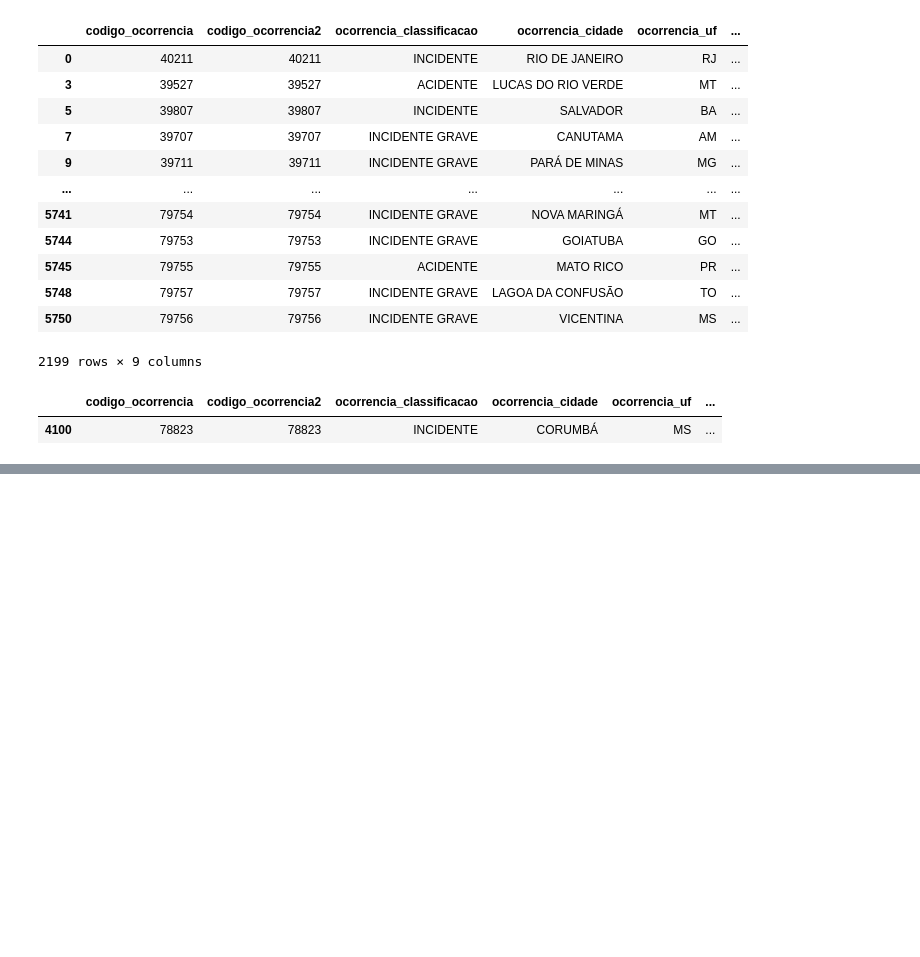
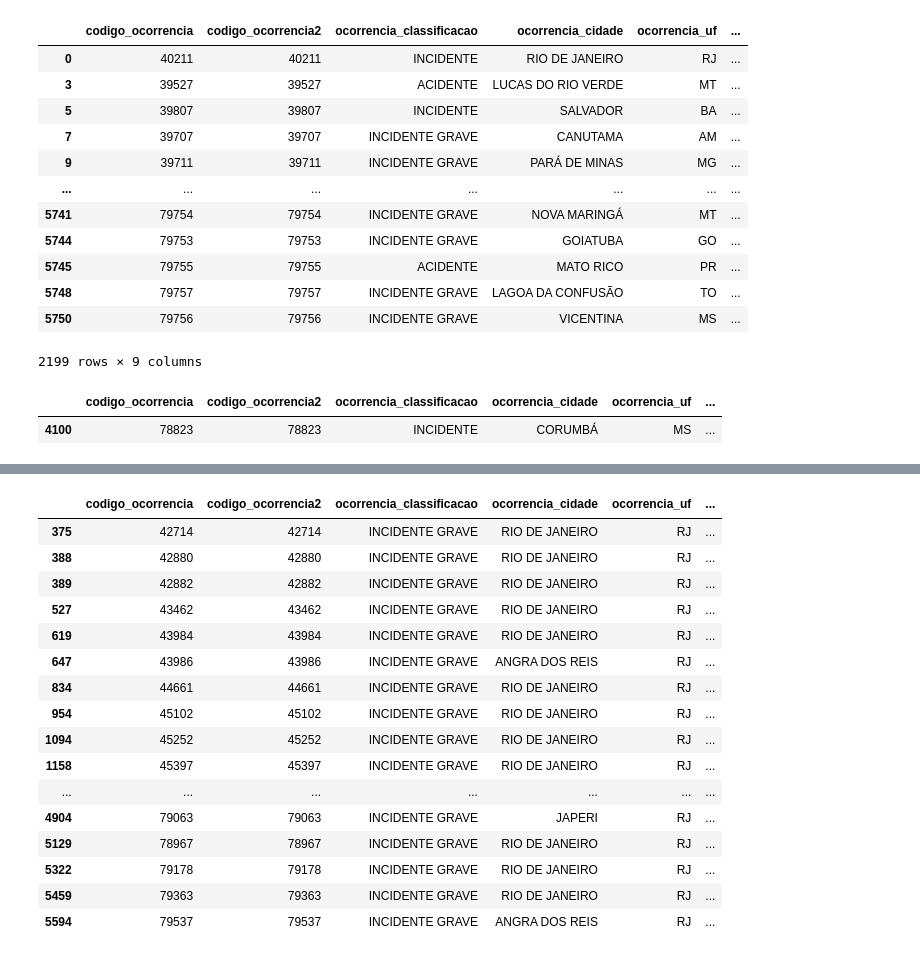
Before and after one commit to cyrogabrielcc/etl_python, a Jupyter notebook: Untitled.ipynb, the cells around one changed output, grey strips where cells are left out. Drawn from its saved outputs; the diff is of its cells as text; code cells hidden in the pictures; blank space fills up the shorter version.

```diff
--- a/Untitled.ipynb
+++ b/Untitled.ipynb
@@ -75,0 +125,22 @@ df.loc[filtro]
+# %%
+filtro = df.ocorrencia_classificacao == 'INCIDENTE GRAVE'
+filtro1 = df.ocorrencia_uf == 'RJ'
+df.loc[filtro & filtro1]
+# %% [output]
+|  | codigo_ocorrencia | codigo_ocorrencia2 | ocorrencia_classificacao | ocorrencia_cidade | ocorrencia_uf | ... |
+| 375 | 42714 | 42714 | INCIDENTE GRAVE | RIO DE JANEIRO | RJ | ... |
+| 388 | 42880 | 42880 | INCIDENTE GRAVE | RIO DE JANEIRO | RJ | ... |
+| 389 | 42882 | 42882 | INCIDENTE GRAVE | RIO DE JANEIRO | RJ | ... |
+| 527 | 43462 | 43462 | INCIDENTE GRAVE | RIO DE JANEIRO | RJ | ... |
+| 619 | 43984 | 43984 | INCIDENTE GRAVE | RIO DE JANEIRO | RJ | ... |
+| 647 | 43986 | 43986 | INCIDENTE GRAVE | ANGRA DOS REIS | RJ | ... |
+| 834 | 44661 | 44661 | INCIDENTE GRAVE | RIO DE JANEIRO | RJ | ... |
+| 954 | 45102 | 45102 | INCIDENTE GRAVE | RIO DE JANEIRO | RJ | ... |
+| 1094 | 45252 | 45252 | INCIDENTE GRAVE | RIO DE JANEIRO | RJ | ... |
+| 1158 | 45397 | 45397 | INCIDENTE GRAVE | RIO DE JANEIRO | RJ | ... |
+| ... | ... | ... | ... | ... | ... | ... |
+| 4904 | 79063 | 79063 | INCIDENTE GRAVE | JAPERI | RJ | ... |
+| 5129 | 78967 | 78967 | INCIDENTE GRAVE | RIO DE JANEIRO | RJ | ... |
+| 5322 | 79178 | 79178 | INCIDENTE GRAVE | RIO DE JANEIRO | RJ | ... |
+| 5459 | 79363 | 79363 | INCIDENTE GRAVE | RIO DE JANEIRO | RJ | ... |
+| 5594 | 79537 | 79537 | INCIDENTE GRAVE | ANGRA DOS REIS | RJ | ... |
```
Also changed, not shown: parts of 11 cells of this notebook.
